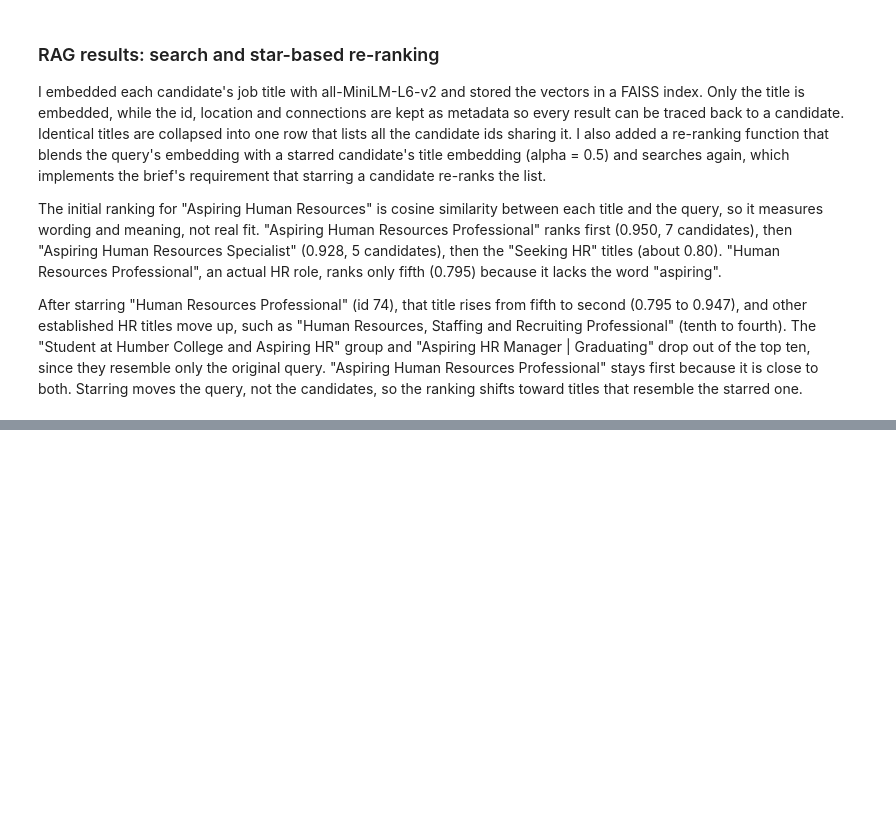
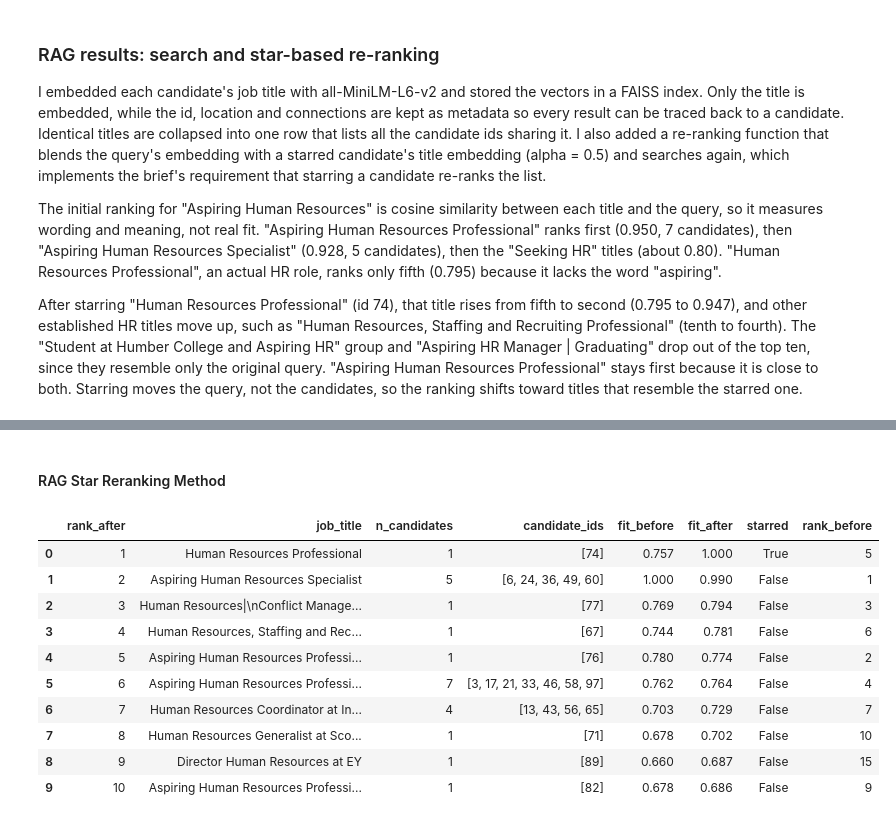
Before and after one commit to DillonR03/Potential-Talents-Candidate-Ranking-Model, a Jupyter notebook: PotentialTalentsNotebook.ipynb, the cells around one changed output, grey strips where cells are left out. Saved outputs shown, nothing was run; the diff lists cells and outputs as text; code cells hidden in the pictures; blank space fills up the shorter version.

```diff
--- a/PotentialTalentsNotebook.ipynb
+++ b/PotentialTalentsNotebook.ipynb
@@ -1437,0 +1604,79 @@ After starring "Human Resources Professional" (id 74), that title rises from fif
+# %% [markdown]
+#### RAG Star Reranking Method
+# %%
+# RAG STAR RE-RANKING: starred candidates move the query, then fit is recomputed
+def embed_similarity(query_vec):
+    """Cosine similarity of every candidate (same order as df) to a query vector, via FAISS."""
+    scores, idx = faiss_index.search(np.asarray(query_vec, dtype="float32"), len(df))
+    sim = np.zeros(len(df))
+    sim[idx[0]] = scores[0]
+    return pd.Series(sim, index=df.index)
+
+def build_query_vector(query, star_ids=None, alpha=0.5):
+    """Embed the query. With stars, blend it with the average starred-title embedding."""
+    q = encode(query)                                    # normalised MiniLM vector, shape (1, 384)
+    if star_ids is None or len(star_ids) == 0:
+        return q
+    pos = np.flatnonzero(df["id"].isin(star_ids).values)
+    if len(pos) == 0:
+        raise ValueError(f"None of the starred ids {list(star_ids)} were found in df['id'].")
+    star_vec = candidate_embeddings[pos].mean(axis=0, keepdims=True)
+    q2 = alpha * q + (1 - alpha) * star_vec              # alpha=1: ignore stars, alpha=0: follow stars only
+    return q2 / np.linalg.norm(q2)
+
+def pin_starred(fit, star_ids):
+    """A starred candidate is the 'ideal' candidate, so it (and anyone with the same title) gets fit = 1.
+    Everyone else is capped at 0.99 so the starred candidate stays strictly on top."""
+    fit = fit * 0.99
+    starred_titles = df.loc[df["id"].isin(star_ids), "job_title"]
+    fit[df["job_title"].isin(starred_titles)] = 1.0
+    return fit
+
+def star_rerank(star_ids, query=None, alpha=0.5, top_k=10, write_fit=True):
+    """Re-rank the notebook's search after starring one or more candidate ids. Writes df['fit']."""
+    query = query or search_query
+    if query.strip().lower() != search_query.strip().lower():
+        raise ValueError("star_rerank reuses the cached GPT OSS scores for search_query. "
+                         "For another keyword use rank_candidates() below.")
+    star_ids = [int(i) for i in np.atleast_1d(star_ids)]
+    llm = df["groq_score"] if "groq_score" in df.columns else None
+
+    before = fused_fit(embed_similarity(build_query_vector(query)), llm)
+    after  = pin_starred(
+        fused_fit(embed_similarity(build_query_vector(query, star_ids, alpha)), llm),
+        star_ids,
+    )
+    if write_fit:
+        df["fit"] = after                                # the fit column now includes the stars
+
+    starred_titles = set(df.loc[df["id"].isin(star_ids), "job_title"])
+    view = (
+        pd.DataFrame({"job_title": df["job_title"], "id": df["id"],
+                      "fit_before": before, "fit_after": after})
+          .groupby("job_title", sort=False)
+          .agg(n_candidates=("id", "count"), candidate_ids=("id", list),
+               fit_before=("fit_before", "first"), fit_after=("fit_after", "first"))
+          .reset_index()
+    )
+    view["starred"] = view["job_title"].isin(starred_titles)
+    view["rank_before"] = view["fit_before"].rank(ascending=False, method="min").astype(int)
+    view = view.sort_values(["fit_after", "starred", "rank_before"],
+                            ascending=[False, False, True]).reset_index(drop=True)
+    view.insert(0, "rank_after", range(1, len(view) + 1))
+    return view.head(top_k)
+
+# Demo: star one candidate and compare the ranking before and after
+demo = star_rerank(star_ids=[74])     # replace 74 with any candidate id from your list
+display(demo.round(3))
+# %% [output]
+|  | rank_after | job_title | n_candidates | candidate_ids | fit_before | fit_after | starred | rank_before |
+| 0 | 1 | Human Resources Professional | 1 | [74] | 0.757 | 1.000 | True | 5 |
+| 1 | 2 | Aspiring Human Resources Specialist | 5 | [6, 24, 36, 49, 60] | 1.000 | 0.990 | False | 1 |
+| 2 | 3 | Human Resources|\nConflict Manage... | 1 | [77] | 0.769 | 0.794 | False | 3 |
+| 3 | 4 | Human Resources, Staffing and Rec... | 1 | [67] | 0.744 | 0.781 | False | 6 |
+| 4 | 5 | Aspiring Human Resources Professi... | 1 | [76] | 0.780 | 0.774 | False | 2 |
+| 5 | 6 | Aspiring Human Resources Professi... | 7 | [3, 17, 21, 33, 46, 58, 97] | 0.762 | 0.764 | False | 4 |
+| 6 | 7 | Human Resources Coordinator at In... | 4 | [13, 43, 56, 65] | 0.703 | 0.729 | False | 7 |
+| 7 | 8 | Human Resources Generalist at Sco... | 1 | [71] | 0.678 | 0.702 | False | 10 |
+| 8 | 9 | Director Human Resources at EY | 1 | [89] | 0.660 | 0.687 | False | 15 |
+| 9 | 10 | Aspiring Human Resources Professi... | 1 | [82] | 0.678 | 0.686 | False | 9 |
```
Also changed, not shown: parts of 18 cells of this notebook, 1 other file.
